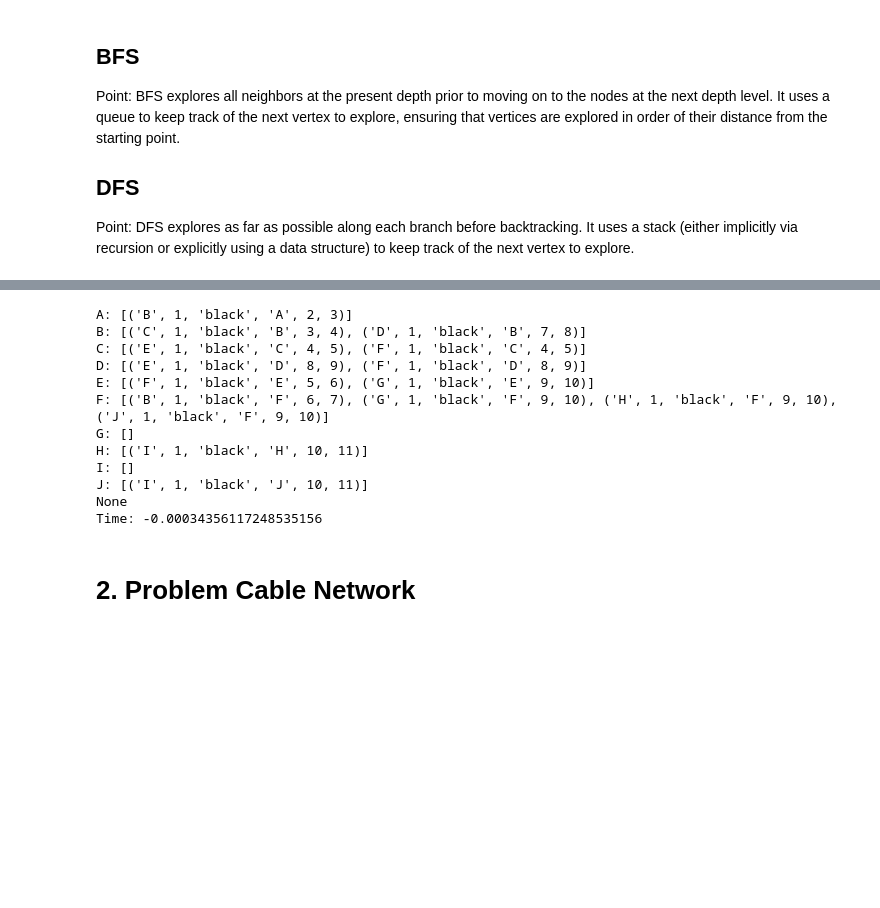
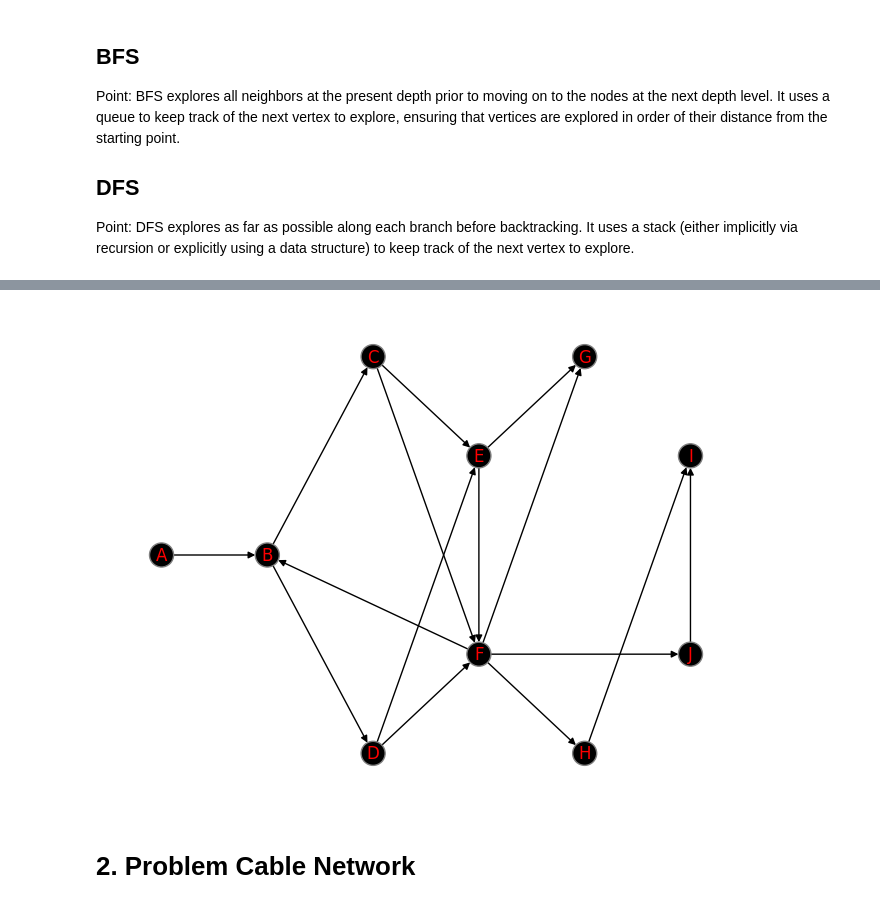
Before and after one commit to eemrds/dat600-algorithms, a Jupyter notebook: assignment3/assignment3.ipynb, the cells around one changed output, grey strips where cells are left out. Drawn from its saved outputs; the diff is of its cells as text; code cells hidden in the pictures; blank space fills up the shorter version.

```diff
--- a/assignment3/assignment3.ipynb
+++ b/assignment3/assignment3.ipynb
@@ -236,49 +256,36 @@ def dfs(G: Graph) -> Graph:
     Returns:
         A LIFO stack.
     """
     for u in G.nodes:
         u.color = "white"
         u.pi = None
         u.d = 0
         u.f = 0
     time = 0
     for u in G.nodes:
         if u.color == "white":
             dfs_visiting(G, u, time)
     return G
 
 
 
 def dfs_visiting(G: Graph, u: Node, time: int = 0):
     time = time + 1
     u.d = time
     u.color = "gray"
     for v in G.get(u.name).neighbours:
         if v.color == "white":
             v.pi = u
             dfs_visiting(G, v, time)
     u.color = "black"
     time = time+1
     u.f = time
 
 
-start = time.time()
-res = dfs(graph)
-print(res.graphical())
-print(f"Time: {start-time.time()}")
+res = dfs(copy.deepcopy(graph))
+res.graphical()
 # %% [output]
-A: [('B', 1, 'black', 'A', 2, 3)]
-B: [('C', 1, 'black', 'B', 3, 4), ('D', 1, 'black', 'B', 7, 8)]
-C: [('E', 1, 'black', 'C', 4, 5), ('F', 1, 'black', 'C', 4, 5)]
-D: [('E', 1, 'black', 'D', 8, 9), ('F', 1, 'black', 'D', 8, 9)]
-E: [('F', 1, 'black', 'E', 5, 6), ('G', 1, 'black', 'E', 9, 10)]
-F: [('B', 1, 'black', 'F', 6, 7), ('G', 1, 'black', 'F', 9, 10), ('H', 1, 'black', 'F', 9, 10), ('J', 1, 'black', 'F', 9, 10)]
-G: []
-H: [('I', 1, 'black', 'H', 10, 11)]
-I: []
-J: [('I', 1, 'black', 'J', 10, 11)]
-None
-Time: -0.00034356117248535156
+[figure, added]
 # %% [markdown]
 # 2. Problem Cable Network
 # %% [markdown]
```
Also changed, not shown: parts of 5 cells of this notebook.
